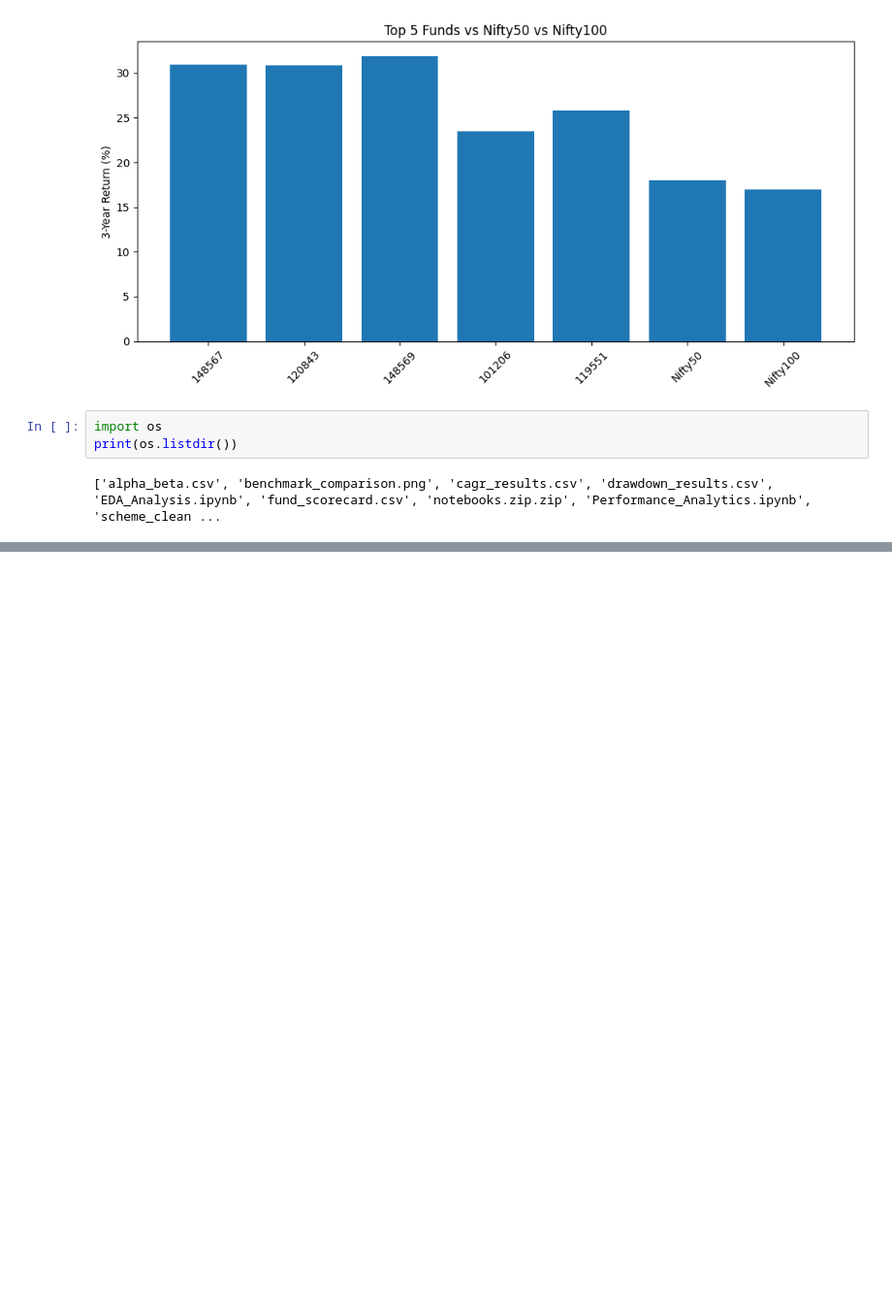
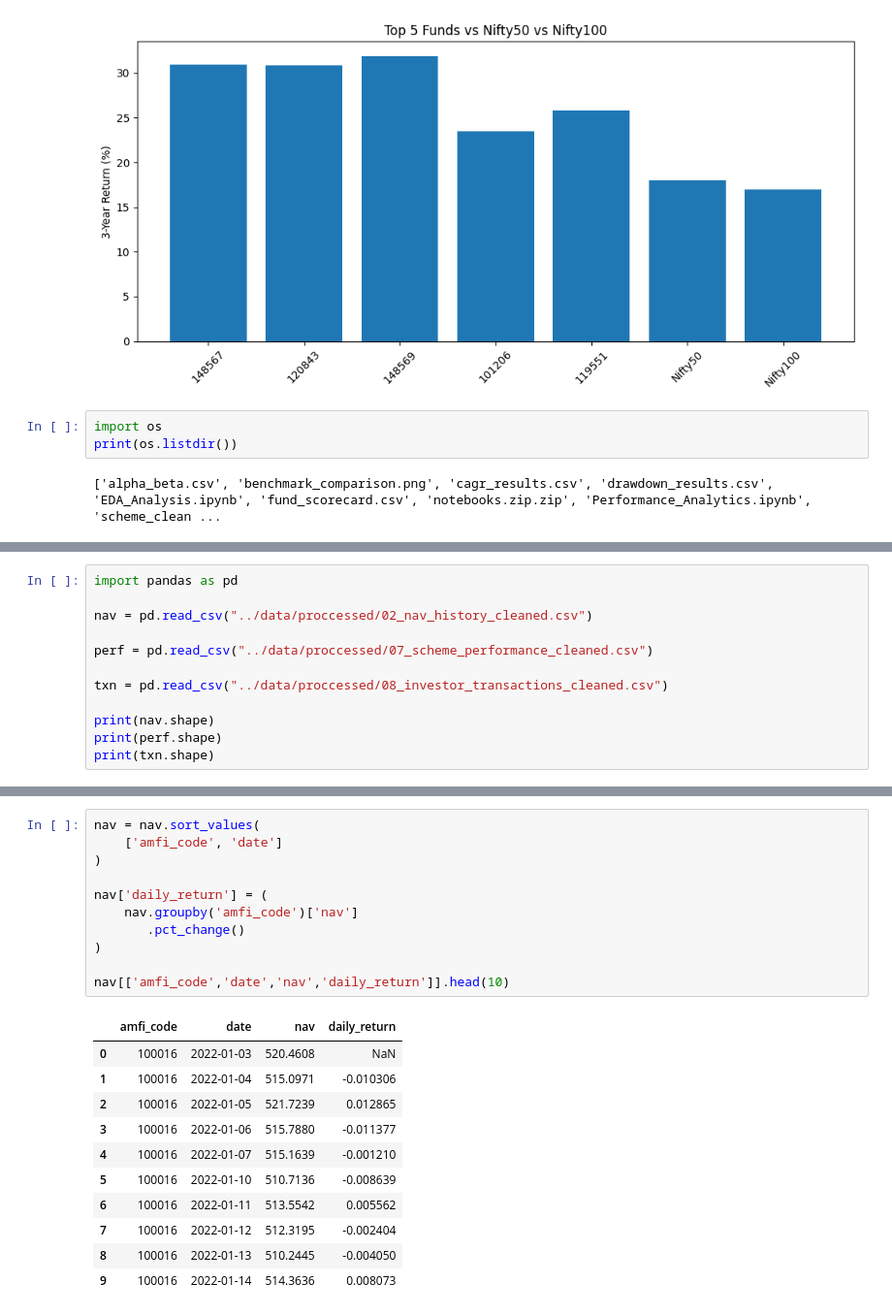
Before and after one commit to suresrihari2005-netizen/mutualfundanalytics, a Jupyter notebook: notebooks/EDA_Analysis.ipynb, the cells around one changed output, grey strips where cells are left out. Shown at 97% size. Drawn from its saved outputs; the diff is of its cells as text; blank space fills up the shorter version.

```diff
--- a/notebooks/EDA_Analysis.ipynb
+++ b/notebooks/EDA_Analysis.ipynb
@@ -689,0 +712,12 @@ print(os.listdir())
+# %%
+import pandas as pd
+
+nav = pd.read_csv("../data/proccessed/02_nav_history_cleaned.csv")
+
+perf = pd.read_csv("../data/proccessed/07_scheme_performance_cleaned.csv")
+
+txn = pd.read_csv("../data/proccessed/08_investor_transactions_cleaned.csv")
+
+print(nav.shape)
+print(perf.shape)
+print(txn.shape)
@@ -689,0 +783,23 @@ print(os.listdir())
+# %%
+nav = nav.sort_values(
+    ['amfi_code', 'date']
+)
+
+nav['daily_return'] = (
+    nav.groupby('amfi_code')['nav']
+       .pct_change()
+)
+
+nav[['amfi_code','date','nav','daily_return']].head(10)
+# %% [output]
+|  | amfi_code | date | nav | daily_return |
+| 0 | 100016 | 2022-01-03 | 520.4608 | NaN |
+| 1 | 100016 | 2022-01-04 | 515.0971 | -0.010306 |
+| 2 | 100016 | 2022-01-05 | 521.7239 | 0.012865 |
+| 3 | 100016 | 2022-01-06 | 515.7880 | -0.011377 |
+| 4 | 100016 | 2022-01-07 | 515.1639 | -0.001210 |
+| 5 | 100016 | 2022-01-10 | 510.7136 | -0.008639 |
+| 6 | 100016 | 2022-01-11 | 513.5542 | 0.005562 |
+| 7 | 100016 | 2022-01-12 | 512.3195 | -0.002404 |
+| 8 | 100016 | 2022-01-13 | 510.2445 | -0.004050 |
+| 9 | 100016 | 2022-01-14 | 514.3636 | 0.008073 |
```
Also changed, not shown: parts of 16 cells of this notebook, 2 other files.
